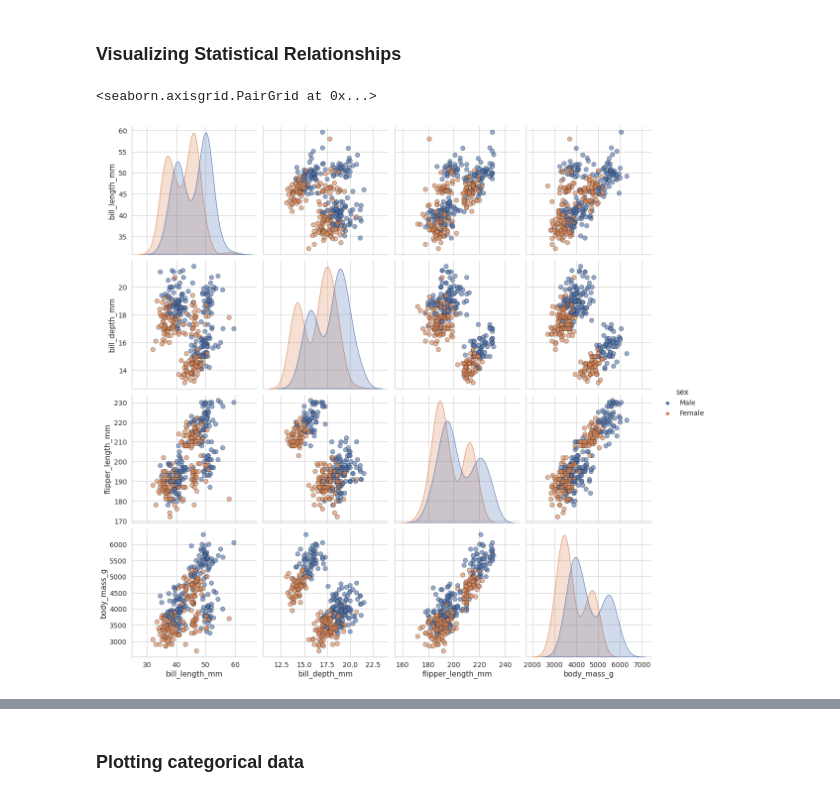
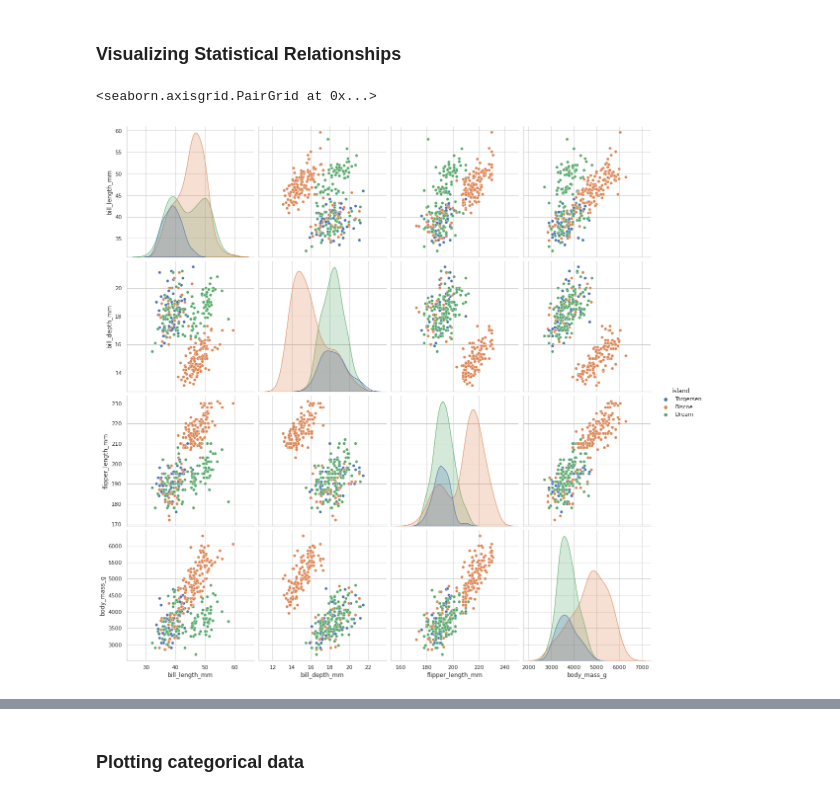
Before and after one commit to DzygaSkoryk/astronomy_python, a Jupyter notebook: Matplotlib/Seaborn.ipynb, the cells around one changed output, grey strips where cells are left out. Drawn from its saved outputs; the diff is of its cells as text; code cells hidden in the pictures.

```diff
--- a/Matplotlib/Seaborn.ipynb
+++ b/Matplotlib/Seaborn.ipynb
@@ -99,8 +99,8 @@ sns.get_dataset_names()
  'tips',
  'titanic']
 # %%
-data = sns.load_dataset('penguins')
-data
+peng_data = sns.load_dataset('penguins')
+peng_data
 # %% [output]
 |  | species | island | bill_length_mm | bill_depth_mm | flipper_length_mm | body_mass_g | sex |
 | 0 | Adelie | Torgersen | 39.1 | 18.7 | 181.0 | 3750.0 | Male |
@@ -183,10 +191,10 @@ https://towardsdatascience.com/visualizing-data-with-pair-plots-in-python-f228cf
 # %% [markdown]
 ### Visualizing Statistical Relationships
 # %%
-sns.pairplot(data, hue='sex', diag_kind = 'kde',
-             plot_kws = {'alpha': 0.6, 's': 80, 'edgecolor': 'k'},
+sns.pairplot(data, hue='island', diag_kind = 'kde',
+#              plot_kws = {'alpha': 0.6, 's': 80, 'edgecolor': 'k'},
              height = 4)
 # %% [output]
 <seaborn.axisgrid.PairGrid at 0x...>
-[figure, old version]
+[figure, new version]
 # %%
```
Also changed, not shown: parts of 7 cells of this notebook, 3 other files.
